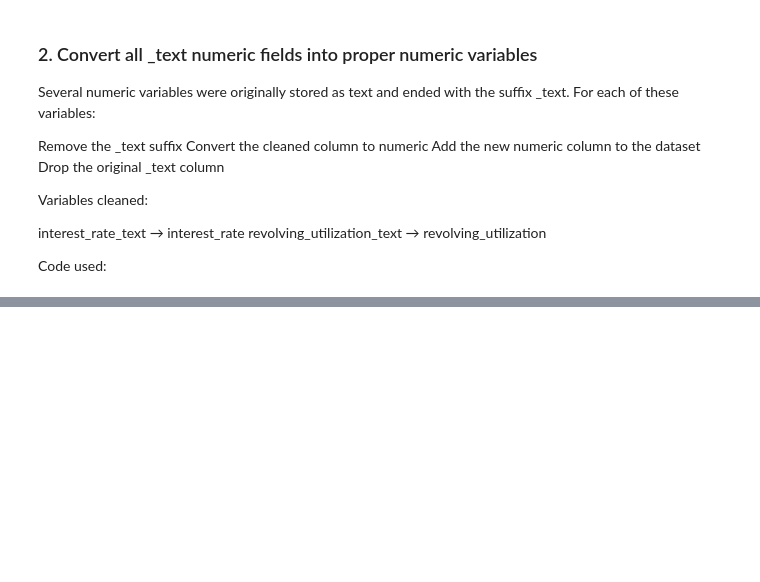
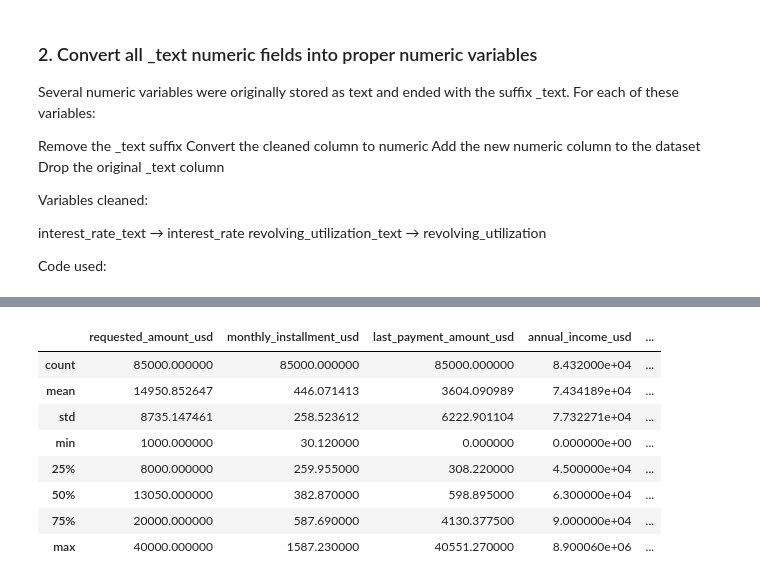
Before and after one commit to JoseAlberto88/Credit-Default-Risk-Analysis, a Jupyter notebook: python/Python_project_group3.ipynb, the cells around one changed output, grey strips where cells are left out. Drawn from its saved outputs; the diff is of its cells as text; code cells hidden in the pictures; blank space fills up the shorter version.

```diff
--- a/python/Python_project_group3.ipynb
+++ b/python/Python_project_group3.ipynb
@@ -455,0 +428,12 @@ See https://pandas.pydata.org/docs/user_guide/migration-3-strings.html#string-mi
+# %%
+# Ensure full output (prevents truncation in Jupyter)
+pd.set_option('display.max_rows', None)
+pd.set_option('display.max_colwidth', None)
+
+# Select ONLY string + categorical columns (future-proof)
+cat_cols = apps.select_dtypes(include=['string', 'category']).columns
+
+# Loop through each categorical variable and print value counts
+for col in cat_cols:
+    print(f"\n===== {col} =====")
+    print(apps[col].value_counts(dropna=False))
@@ -455,0 +676,12 @@ See https://pandas.pydata.org/docs/user_guide/migration-3-strings.html#string-mi
+# %%
+apps.select_dtypes(include=['int64', 'float64']).describe()
+# %% [output]
+|  | requested_amount_usd | monthly_installment_usd | last_payment_amount_usd | annual_income_usd | ... |
+| count | 85000.000000 | 85000.000000 | 85000.000000 | 8.432000e+04 | ... |
+| mean | 14950.852647 | 446.071413 | 3604.090989 | 7.434189e+04 | ... |
+| std | 8735.147461 | 258.523612 | 6222.901104 | 7.732271e+04 | ... |
+| min | 1000.000000 | 30.120000 | 0.000000 | 0.000000e+00 | ... |
+| 25% | 8000.000000 | 259.955000 | 308.220000 | 4.500000e+04 | ... |
+| 50% | 13050.000000 | 382.870000 | 598.895000 | 6.300000e+04 | ... |
+| 75% | 20000.000000 | 587.690000 | 4130.377500 | 9.000000e+04 | ... |
+| max | 40000.000000 | 1587.230000 | 40551.270000 | 8.900060e+06 | ... |
```
Also changed, not shown: parts of 6 cells of this notebook.
